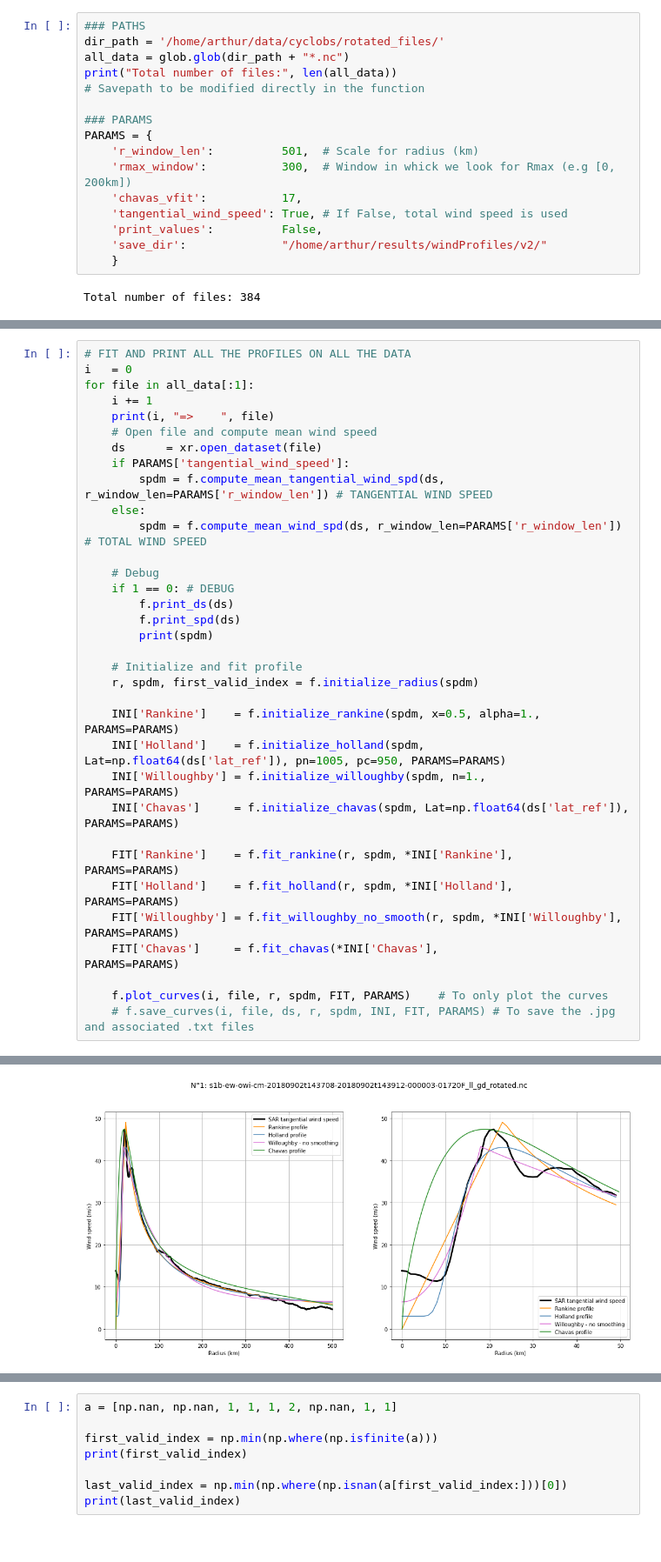
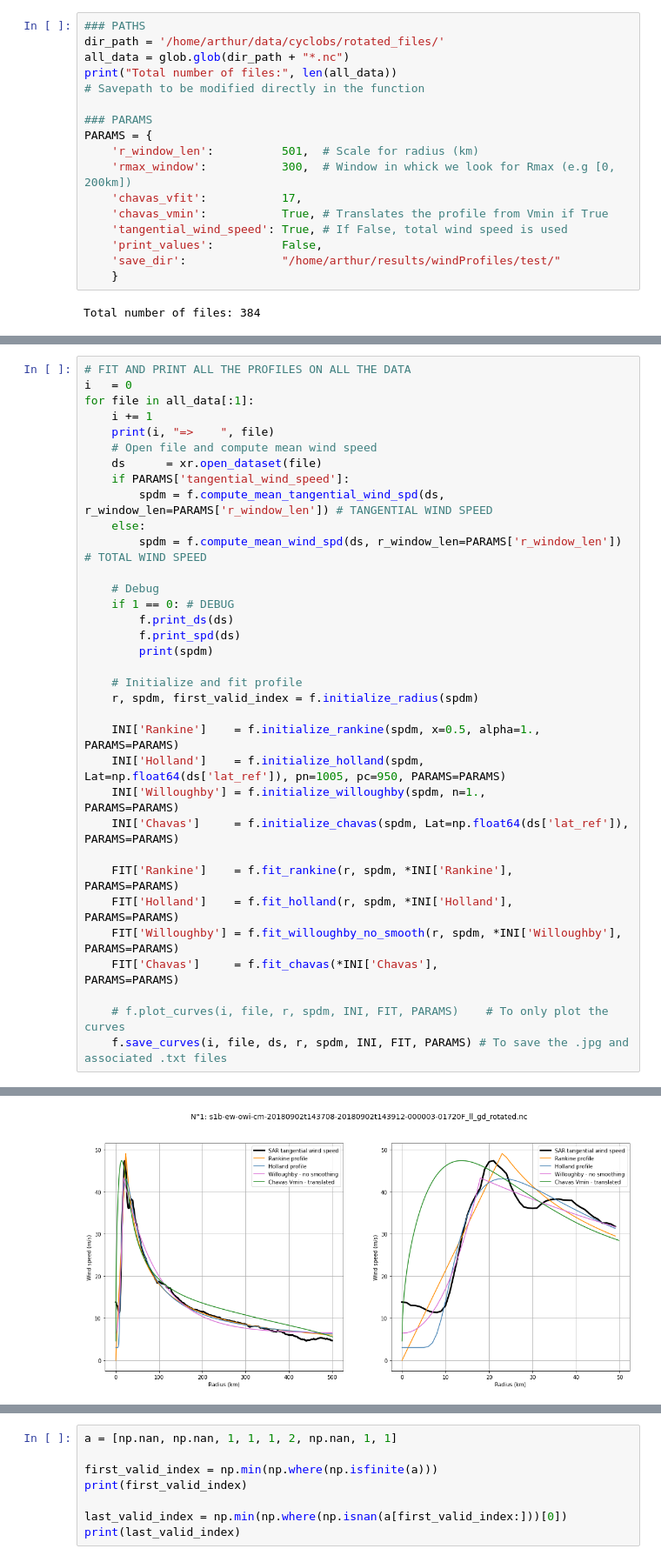
Before and after one commit to Arthur117/wind_profiles, a Jupyter notebook: all_data.ipynb, the cells around one changed output, grey strips where cells are left out. Shown at 87% size. Drawn from its saved outputs; the diff is of its cells as text.

Commit message:
chavas VMin

```diff
--- a/all_data.ipynb
+++ b/all_data.ipynb
@@ -38,9 +36,10 @@ PARAMS = {
     'r_window_len':          501,  # Scale for radius (km)
     'rmax_window':           300,  # Window in whick we look for Rmax (e.g [0, 200km])
     'chavas_vfit':           17,
+    'chavas_vmin':           True, # Translates the profile from Vmin if True
     'tangential_wind_speed': True, # If False, total wind speed is used
     'print_values':          False,
-    'save_dir':              "/home/arthur/results/windProfiles/v2/"
+    'save_dir':              "/home/arthur/results/windProfiles/test/"
     }
 # %% [output]
 Total number of files: 384
@@ -90,7 +89,7 @@ for file in all_data[:1]:
     FIT['Willoughby'] = f.fit_willoughby_no_smooth(r, spdm, *INI['Willoughby'], PARAMS=PARAMS)
     FIT['Chavas']     = f.fit_chavas(*INI['Chavas'],                            PARAMS=PARAMS)
 
-    f.plot_curves(i, file, r, spdm, FIT, PARAMS)    # To only plot the curves
-    # f.save_curves(i, file, ds, r, spdm, INI, FIT, PARAMS) # To save the .jpg and associated .txt files
+    # f.plot_curves(i, file, r, spdm, INI, FIT, PARAMS)    # To only plot the curves
+    f.save_curves(i, file, ds, r, spdm, INI, FIT, PARAMS) # To save the .jpg and associated .txt files
 # %% [output]
 1 =>     /home/arthur/data/cyclobs/rotated_files/s1b-ew-owi-cm-20180902t143708-20180902t143912-000003-01720F_ll_gd_rotated.nc
@@ -97 +105 @@ for file in all_data[:1]:
-[figure, old version]
+[figure, new version]
```
Also changed, not shown: parts of 3 cells of this notebook, 1 other file.
